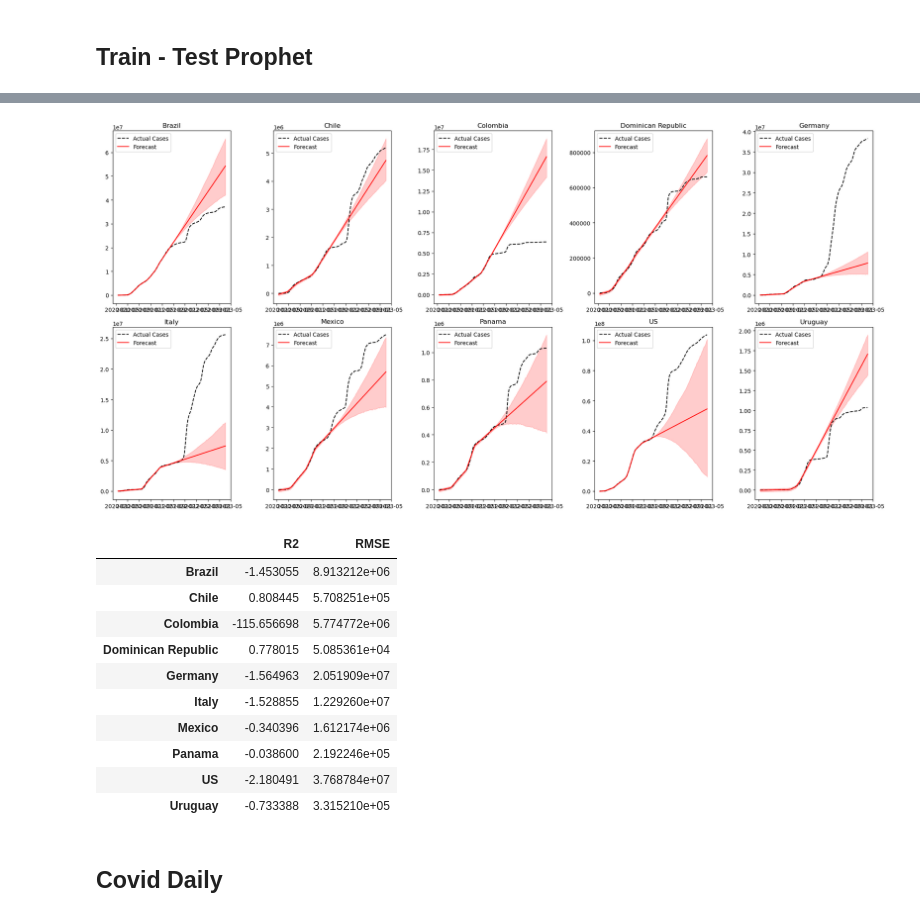
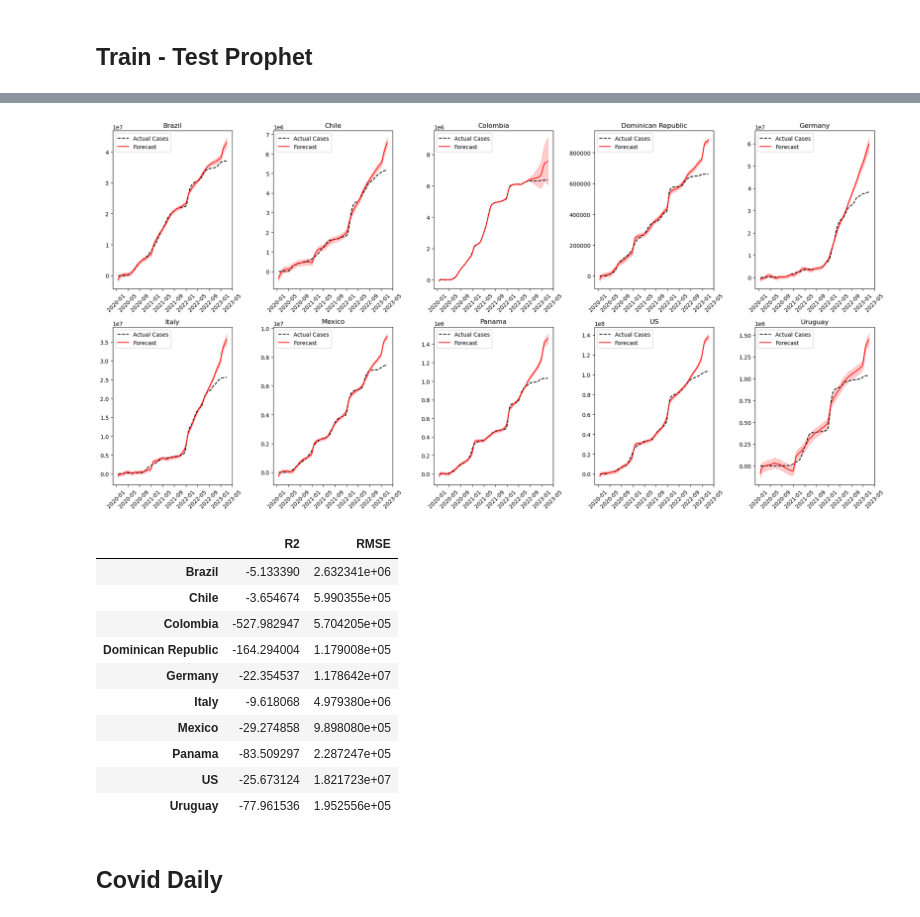
Before and after one commit to danielgvb/thesis, a Jupyter notebook: modelling/06_prophet.ipynb, the cells around one changed output, grey strips where cells are left out. Saved outputs shown, nothing was run; the diff lists cells and outputs as text; code cells hidden in the pictures.

```diff
--- a/modelling/06_prophet.ipynb
+++ b/modelling/06_prophet.ipynb
@@ -179,6 +177,7 @@ for i, country in enumerate(countries):
     axes[i].plot(forecast['ds'], forecast['yhat'], label='Forecast', color='red')
     axes[i].fill_between(forecast['ds'], forecast['yhat_lower'], forecast['yhat_upper'], color='red', alpha=0.2)
     axes[i].set_title(country)
+    axes[i].tick_params(axis='x', rotation=45)
     axes[i].legend()
 
 # Adjust layout
@@ -241,10 +240,10 @@ for i, country in enumerate(countries):
     df_country['ds'] = pd.to_datetime(df_country['ds'])  # Ensure datetime format
     df_country = df_country.sort_values(by='ds')
 
-    # Split into training and testing sets
-    mid_index = len(df_country) // 2
-    df_train = df_country.iloc[:mid_index]  # First half for training
-    df_test = df_country.iloc[mid_index:]   # Second half for testing
+    # Split into training (80%) and testing (20%) sets
+    split_index = int(len(df_country) * 0.8)  # Compute 80% split index
+    df_train = df_country.iloc[:split_index]  # First 80% for training
+    df_test = df_country.iloc[split_index:]   # Remaining 20% for testing
 
     # Fit Prophet model on training set
     model = Prophet()
@@ -268,6 +267,8 @@ for i, country in enumerate(countries):
     axes[i].plot(df_country['ds'], df_country['y'], label='Actual Cases', color='black', linestyle='dashed')
     axes[i].plot(forecast['ds'], forecast['yhat'], label='Forecast', color='red')
     axes[i].fill_between(forecast['ds'], forecast['yhat_lower'], forecast['yhat_upper'], color='red', alpha=0.2)
+    # rotate x axis 45 degrees
+    axes[i].tick_params(axis='x', rotation=45)
     axes[i].set_title(country)
     axes[i].legend()
 
@@ -298,19 +299,19 @@ plt.show()
-[figure, old version]
+[figure, new version]
 # %%
 metrics_df = pd.DataFrame.from_dict(metrics, orient='index')
 metrics_df
 # %% [output]
 |  | R2 | RMSE |
-| Brazil | -1.453055 | 8.913212e+06 |
-| Chile | 0.808445 | 5.708251e+05 |
-| Colombia | -115.656698 | 5.774772e+06 |
-| Dominican Republic | 0.778015 | 5.085361e+04 |
-| Germany | -1.564963 | 2.051909e+07 |
-| Italy | -1.528855 | 1.229260e+07 |
-| Mexico | -0.340396 | 1.612174e+06 |
-| Panama | -0.038600 | 2.192246e+05 |
-| US | -2.180491 | 3.768784e+07 |
-| Uruguay | -0.733388 | 3.315210e+05 |
+| Brazil | -5.133390 | 2.632341e+06 |
+| Chile | -3.654674 | 5.990355e+05 |
+| Colombia | -527.982947 | 5.704205e+05 |
+| Dominican Republic | -164.294004 | 1.179008e+05 |
+| Germany | -22.354537 | 1.178642e+07 |
+| Italy | -9.618068 | 4.979380e+06 |
+| Mexico | -29.274858 | 9.898080e+05 |
+| Panama | -83.509297 | 2.287247e+05 |
+| US | -25.673124 | 1.821723e+07 |
+| Uruguay | -77.961536 | 1.952556e+05 |
 # %% [markdown]
 ## Covid Daily
 # %%
```
Also changed, not shown: parts of 12 cells of this notebook, 19 other files.
